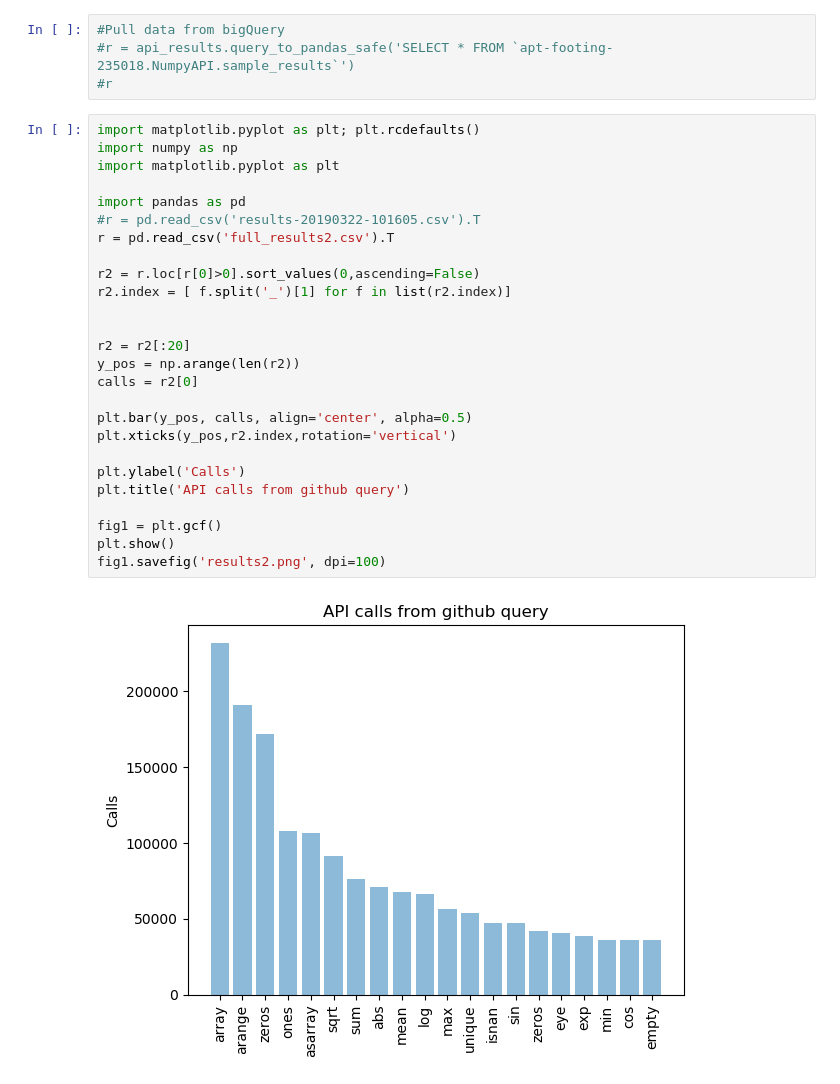
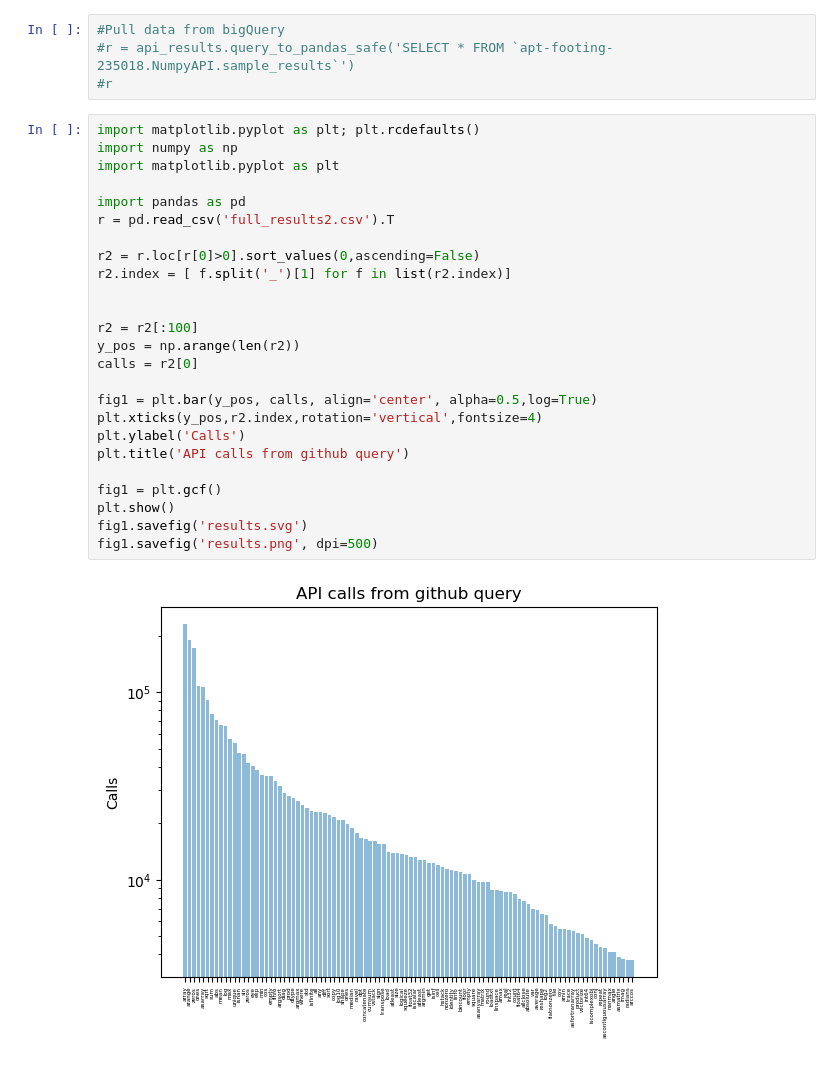
Before and after one commit to mpeaton/api_stats, a Jupyter notebook: numpy_api_stats/numpy_stats.ipynb, the cells around one changed output. Cells and saved outputs as stored; diff of their text form.

```diff
--- a/numpy_api_stats/numpy_stats.ipynb
+++ b/numpy_api_stats/numpy_stats.ipynb
@@ -46,28 +99,27 @@ full_results = pd.read_csv('gs://numpy_api_study/full_results2.csv')
 # %%
 import matplotlib.pyplot as plt; plt.rcdefaults()
 import numpy as np
 import matplotlib.pyplot as plt
 
 import pandas as pd
-#r = pd.read_csv('results-20190322-101605.csv').T
 r = pd.read_csv('full_results2.csv').T
 
 r2 = r.loc[r[0]>0].sort_values(0,ascending=False)
 r2.index = [ f.split('_')[1] for f in list(r2.index)]
 
 
-r2 = r2[:20]
+r2 = r2[:100]
 y_pos = np.arange(len(r2))
 calls = r2[0]
 
-plt.bar(y_pos, calls, align='center', alpha=0.5)
-plt.xticks(y_pos,r2.index,rotation='vertical')
-
+fig1 = plt.bar(y_pos, calls, align='center', alpha=0.5,log=True)
+plt.xticks(y_pos,r2.index,rotation='vertical',fontsize=4)
 plt.ylabel('Calls')
 plt.title('API calls from github query')
 
 fig1 = plt.gcf()
 plt.show()
-fig1.savefig('results2.png', dpi=100)
+fig1.savefig('results.svg')
+fig1.savefig('results.png', dpi=500)
 # %% [output]
-[figure, old version]
+[figure, new version]
```
Also changed, not shown: parts of 28 cells of this notebook, 2 other files.
